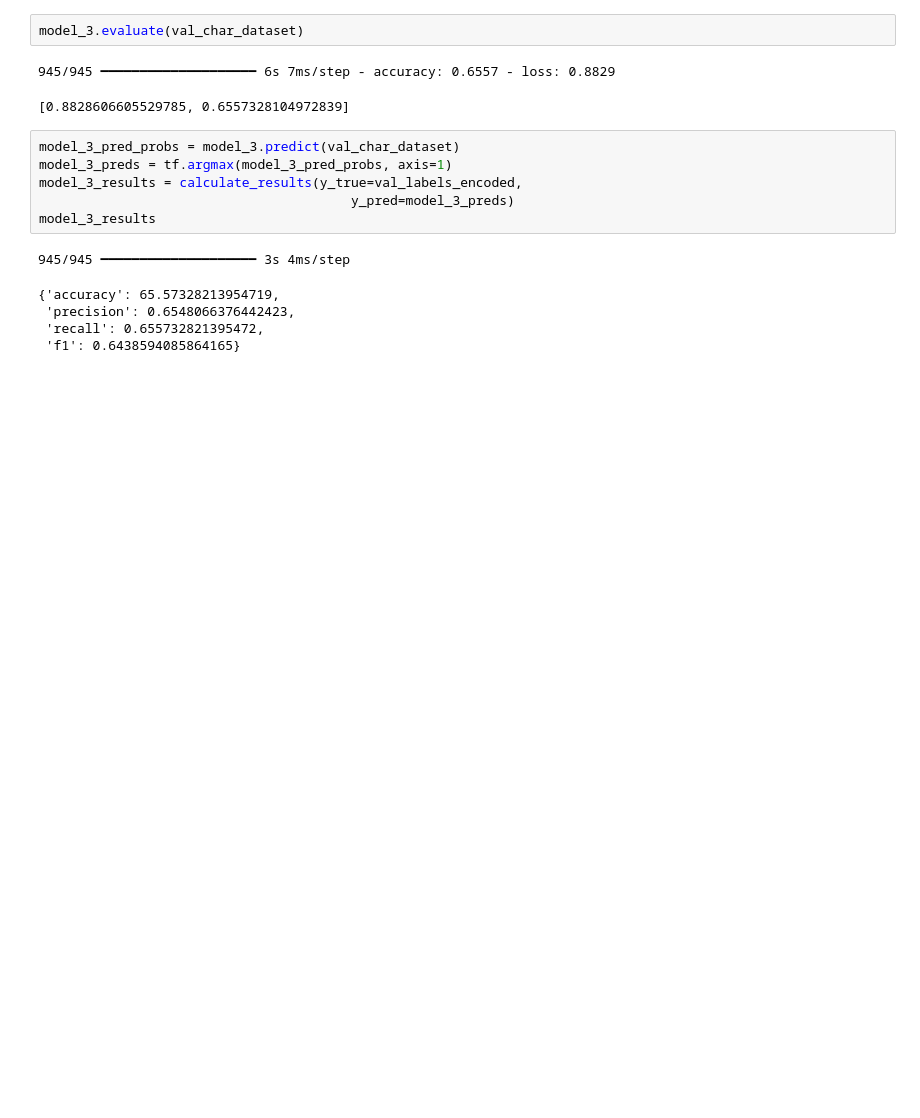
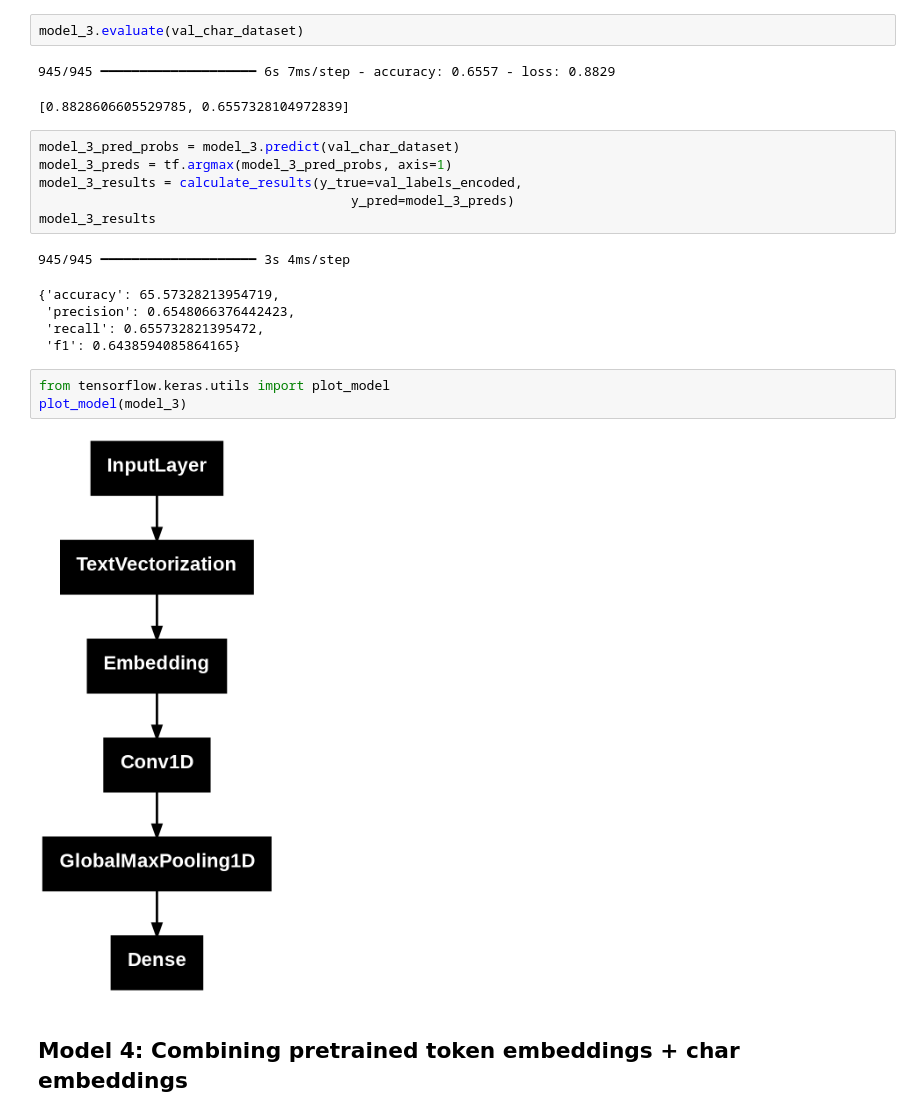
Before and after one commit to Ayu-sshhhhh/SkimLit, a Jupyter notebook: SkimLit.ipynb, the cells around one changed output. Drawn from its saved outputs; the diff is of its cells as text; blank space fills up the shorter version.

Commit message:
Model 4 : pretrained token embeddings + char embeddings

```diff
--- a/SkimLit.ipynb
+++ b/SkimLit.ipynb
@@ -742,3 +742,10 @@ model_3_results
  'precision': 0.6548066376442423,
  'recall': 0.655732821395472,
  'f1': 0.6438594085864165}
+# %%
+from tensorflow.keras.utils import plot_model
+plot_model(model_3)
+# %% [output]
+[figure, added]
+# %% [markdown]
+## Model 4: Combining pretrained token embeddings + char embeddings
```
Also changed, not shown: parts of 9 cells of this notebook.
